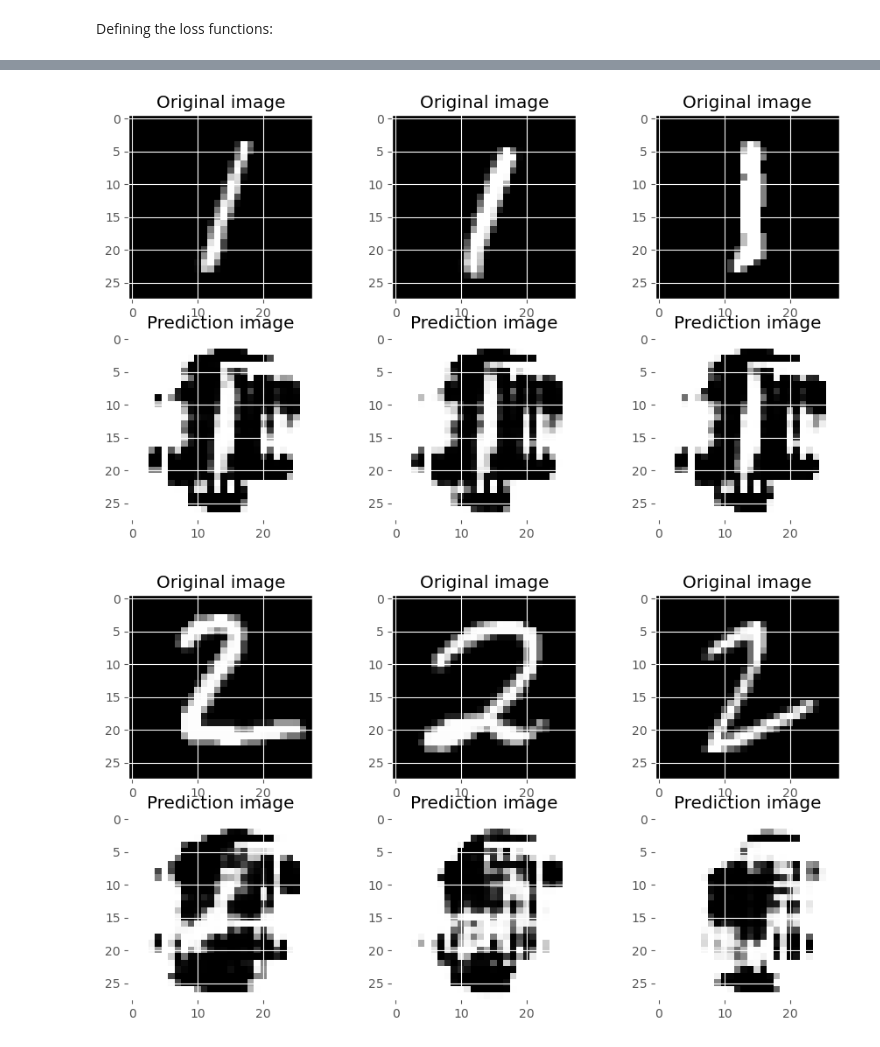
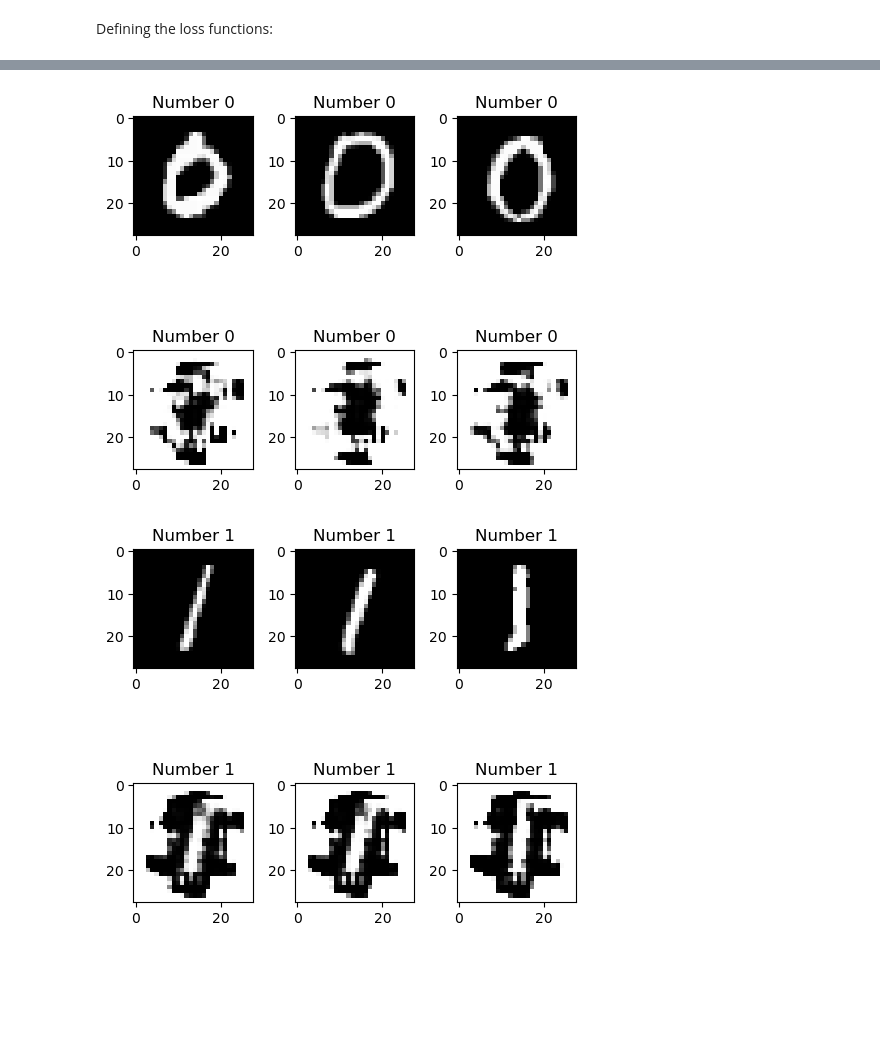
Before and after one commit to ZamDimon/distortion-generator, a Jupyter notebook: generator.ipynb, the cells around one changed output, grey strips where cells are left out. Cells and saved outputs as stored; diff of their text form; code cells hidden in the pictures; blank space fills up the shorter version.

```diff
--- a/generator.ipynb
+++ b/generator.ipynb
@@ -312,13 +365,3 @@ Epoch 2/2
 # %%
-pyplot.style.use('ggplot')
-
-generator_predictions = generator.predict(X_test[:3])
-fig, axs = pyplot.subplots(nrows=1, ncols=3, figsize=(9,3))
-for i, ax in enumerate(axs.flatten()):
-    pyplot.sca(ax)
-    pyplot.imshow(generator_predictions[i], cmap=pyplot.get_cmap('gray'))
-    pyplot.title(f'Number {y_train[i]}')
-
-pyplot.suptitle('Example images from the MNIST dataset')
-pyplot.show()
+show_images(generator.predict(X_test[:16], verbose=0), y_test[:16])
 # %% [output]
@@ -327,29 +371,7 @@ pyplot.show()
 # %%
-X_ones = [X for X, y in zip(X_test, y_test) if y == 1]
-X_twos = [X for X, y in zip(X_test, y_test) if y == 2]
-
-prediction_ones = generator.predict(np.array(X_ones, dtype=np.float32), verbose=0)
-prediction_twos = generator.predict(np.array(X_twos, dtype=np.float32), verbose=0)
-
-fig, axs = pyplot.subplots(nrows=2, ncols=3, figsize=(11,6))
-for i, ax in enumerate(axs.flatten()):
-    pyplot.sca(ax)
-    if i < 3:
-        pyplot.imshow(X_ones[i], cmap=pyplot.get_cmap('gray'))
-        pyplot.title(f'Original image')
-    else:
-        pyplot.imshow(prediction_ones[i], cmap=pyplot.get_cmap('gray'))
-        pyplot.title(f'Prediction image')
-
-fig, axs = pyplot.subplots(nrows=2, ncols=3, figsize=(11,6))
-for i, ax in enumerate(axs.flatten()):
-    pyplot.sca(ax)
-    if i < 3:
-        pyplot.imshow(X_twos[i], cmap=pyplot.get_cmap('gray'))
-        pyplot.title(f'Original image')
-    else:
-        pyplot.imshow(prediction_twos[i], cmap=pyplot.get_cmap('gray'))
-        pyplot.title(f'Prediction image')
+for digit in range(10):
+    predictions = generator.predict(np.array(X_batches[digit][:3], dtype=np.float32), verbose=0)
+    show_images([*X_batches[digit][:3], *predictions], [digit]*6, size=(5,5))
 # %% [output]
-[figure, old version]
+[figure, new version]
-[figure, old version]
+[figure, new version]
```
Also changed, not shown: parts of 32 cells of this notebook, 47 other files.
